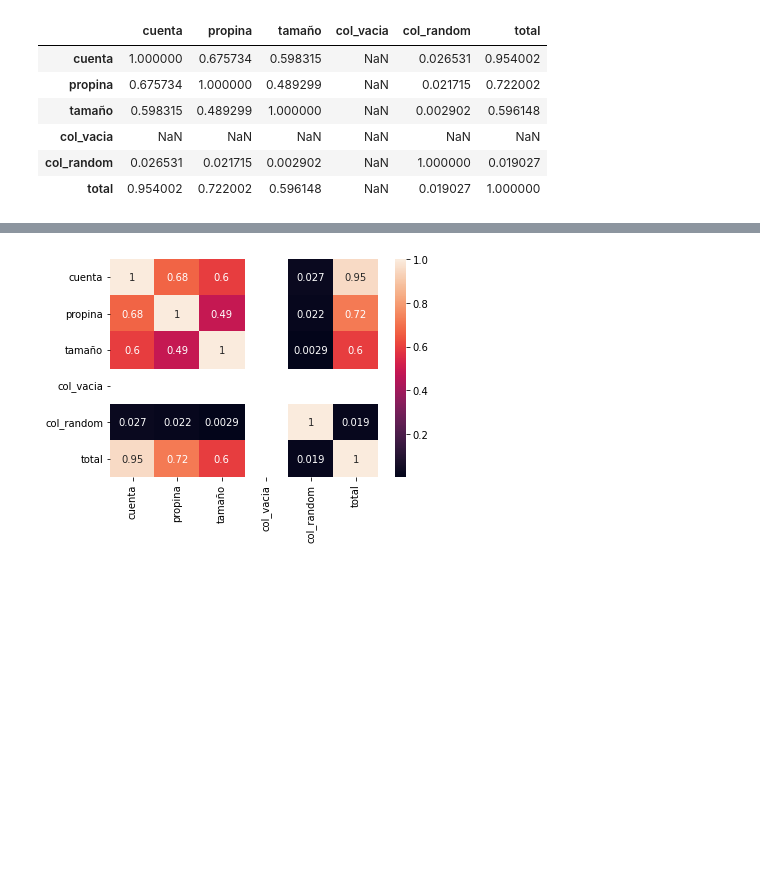
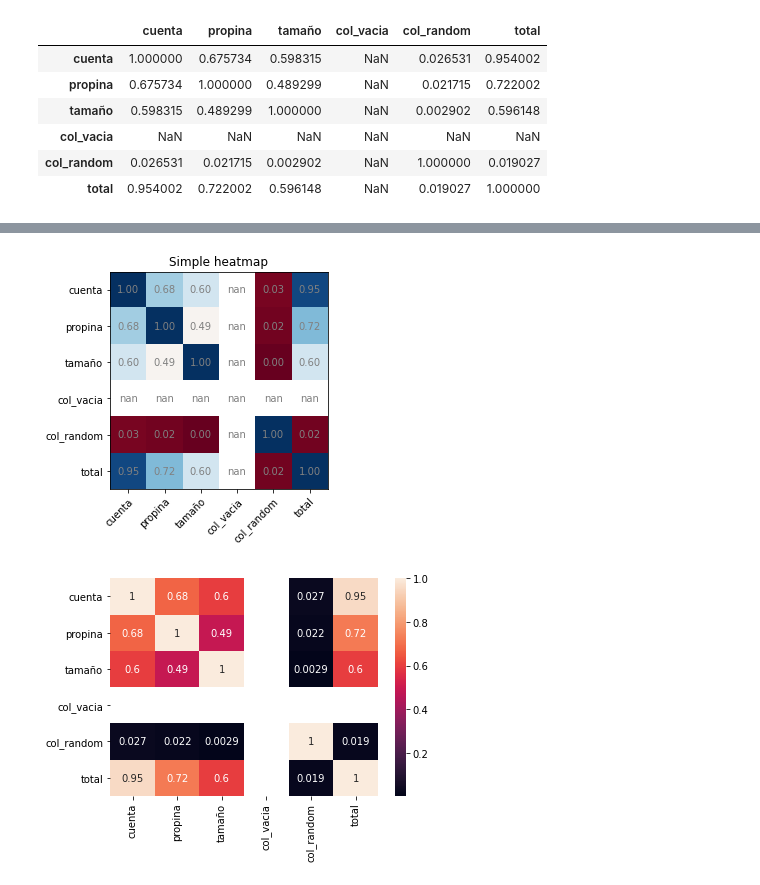
Before and after one commit to dgtrabada/python, a Jupyter notebook: 09_Pandas/01_pandas.ipynb, the cells around one changed output, grey strips where cells are left out. Cells and saved outputs as stored; diff of their text form; code cells hidden in the pictures; blank space fills up the shorter version.

```diff
--- a/09_Pandas/01_pandas.ipynb
+++ b/09_Pandas/01_pandas.ipynb
@@ -773,3 +779,30 @@ tips.corr()
+# %%
+corr=tips.corr()
+
+fig, ax = plt.subplots()
+im = ax.imshow(tips.corr(),cmap='RdBu')
+
+ax.set_xticks(np.arange(len(corr.columns.values)))
+ax.set_xticklabels(corr.columns.values)
+ax.set_yticks(np.arange(len(corr.columns.values)))
+ax.set_yticklabels(corr.columns.values)
+
+# Rotate the tick labels and set their alignment.
+plt.setp(ax.get_xticklabels(), rotation=45, ha="right",rotation_mode="anchor")
+
+
+# Loop over data dimensions and create text annotations.
+txt="{:.2f}"
+for i in range(len(corr.columns.values)):
+    for j in range(len(corr.columns.values)):
+        text = ax.text(j, i, txt.format(corr.to_numpy()[i][j]), ha="center", va="center", color="grey")
+
+ax.set_title("Simple heatmap")
+#fig.tight_layout()
+
+plt.show()
+# %% [output]
+[figure, added]
 # %%
 import seaborn as sns
 import matplotlib.pyplot as plt
```
Also changed, not shown: parts of 19 cells of this notebook, 3 other files.
